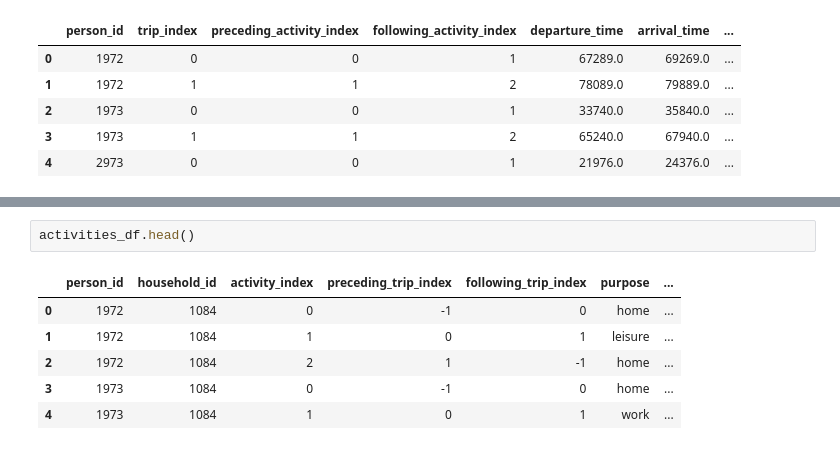
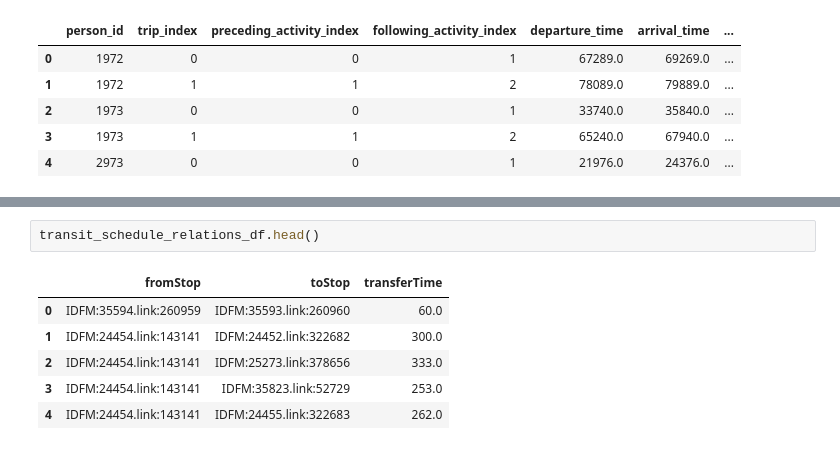
Before and after one commit to enatterer/matsim-ile-de-france, a Jupyter notebook: ile_de_france/src/main/python/understand_data/understand_simulation_input_data.ipynb, the cells around one changed output, grey strips where cells are left out. Saved outputs shown, nothing was run; the diff lists cells and outputs as text.

```diff
--- a/ile_de_france/src/main/python/understand_data/understand_simulation_input_data.ipynb
+++ b/ile_de_france/src/main/python/understand_data/understand_simulation_input_data.ipynb
@@ -137,11 +204,11 @@ len(trips_df)
 # %% [output]
 38293
 # %%
-activities_df.head()
+transit_schedule_relations_df.head()
 # %% [output]
-|  | person_id | household_id | activity_index | preceding_trip_index | following_trip_index | purpose | ... |
-| 0 | 1972 | 1084 | 0 | -1 | 0 | home | ... |
-| 1 | 1972 | 1084 | 1 | 0 | 1 | leisure | ... |
-| 2 | 1972 | 1084 | 2 | 1 | -1 | home | ... |
-| 3 | 1973 | 1084 | 0 | -1 | 0 | home | ... |
-| 4 | 1973 | 1084 | 1 | 0 | 1 | work | ... |
+|  | fromStop | toStop | transferTime |
+| 0 | IDFM:35594.link:260959 | IDFM:35593.link:260960 | 60.0 |
+| 1 | IDFM:24454.link:143141 | IDFM:24452.link:322682 | 300.0 |
+| 2 | IDFM:24454.link:143141 | IDFM:25273.link:378656 | 333.0 |
+| 3 | IDFM:24454.link:143141 | IDFM:35823.link:52729 | 253.0 |
+| 4 | IDFM:24454.link:143141 | IDFM:24455.link:322683 | 262.0 |
```
Also changed, not shown: parts of 12 cells of this notebook, 1 other file.
